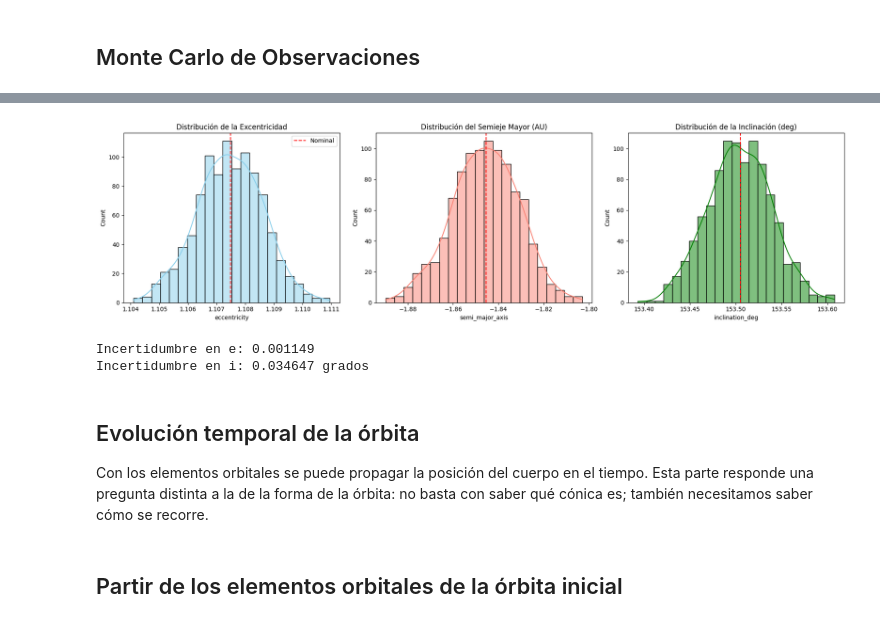
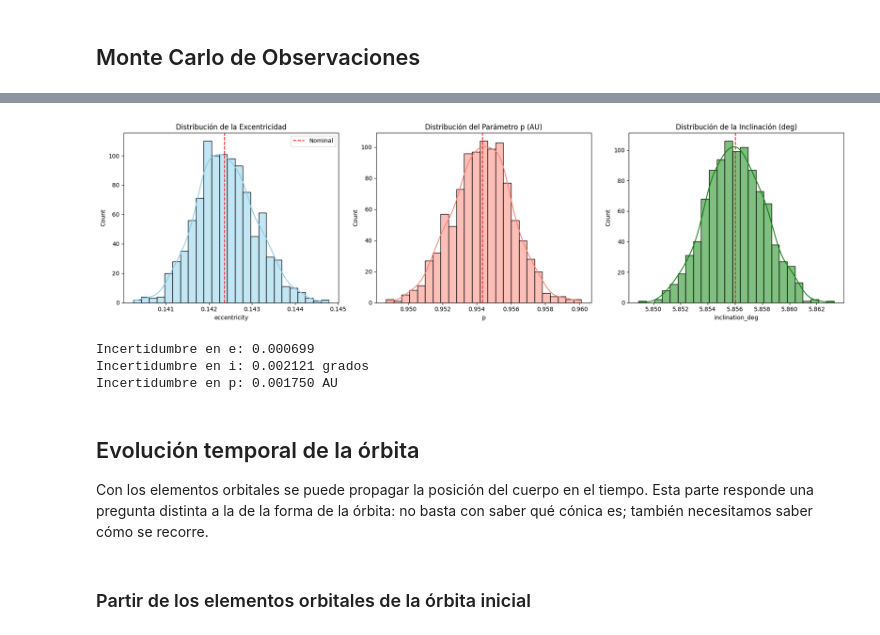
Before and after one commit to meccel-2026-2/Apophis-Asteroid-Project, a Jupyter notebook: analisis/nb01_AnalisisOrbitalconIncertidumbre.ipynb, the cells around one changed output, grey strips where cells are left out. Drawn from its saved outputs; the diff is of its cells as text; code cells hidden in the pictures.

Commit message:
Finalización de la adaptación a Apophis

```diff
--- a/analisis/nb01_AnalisisOrbitalconIncertidumbre.ipynb
+++ b/analisis/nb01_AnalisisOrbitalconIncertidumbre.ipynb
@@ -26,11 +13,12 @@ Bienvenido a PyMCel v0.9.18 ¡al infinito y más allá!
 # %%
-import pandas as pd
+# URL del archivo CSV en crudo (raw)
+url = 'https://raw.githubusercontent.com/soleildayana/Apophis-Asteroid-Project/main/analisis/observaciones_astrometricas.csv'
 
 # Importar el archivo CSV
-observations_df = pd.read_csv('/content/observaciones_astrometricas.csv')
+observations_df = pd.read_csv(url)
 
 # Mostrar las primeras filas para inspección inicial
-observations_df.head()
+display(observations_df)
 # %% [output]
 |  | object_key | object_name | object_type | horizons_id | datetime_utc | datetime_tdb | t_jd_tdb | ra_deg | ... |
 | 0 | oumuamua | 1I/'Oumuamua | interestelar | 1I | 2017-10-19 23:58:50.818 | A.D. 2017-Oct-20 00:00:00.0000 | 2458046.5 | 20.270964 | ... |
@@ -42,8 +37,8 @@ observations_df.head()
 # Listar los objetos disponibles en el archivo para decidir cuál procesar
 print("Objetos en el dataset:", observations_df['object_name'].unique())
 
-# Filtrar para trabajar solo con uno (ejemplo: 'Oumuamua)
-target_object = 'oumuamua'
+# Filtrar para trabajar solo con Apophis
+target_object = 'apophis'
 df_target = observations_df[observations_df['object_key'] == target_object].copy()
 
 print(f"\nProcesando únicamente el objeto: {target_object}")
@@ -359,41 +274,43 @@ Iniciando Monte Carlo (1000 iteraciones) para oumuamua...
 # %%
-import seaborn as sns
-
 # Visualización de las distribuciones
 fig, axes = plt.subplots(1, 3, figsize=(18, 5))
 
-# Histograma de Excentricidad
+# 1. Histograma de Excentricidad
 sns.histplot(df_mc['eccentricity'], kde=True, ax=axes[0], color='skyblue')
-axes[0].axvline(elementos['eccentricity'], color='red', linestyle='--', label='Nominal')
+# elementos[1] es la excentricidad nominal
+axes[0].axvline(elementos[1], color='red', linestyle='--', label='Nominal')
 axes[0].set_title('Distribución de la Excentricidad')
 axes[0].legend()
 
-# Histograma del Semieje Mayor (usamos log scale o filtramos outliers si es necesario)
-sns.histplot(df_mc['semi_major_axis'], kde=True, ax=axes[1], color='salmon')
-axes[1].axvline(elementos['semi_major_axis'], color='red', linestyle='--')
-axes[1].set_title('Distribución del Semieje Mayor (AU)')
+# 2. Histograma del Parámetro p (sustituye al semieje mayor en esta versión)
+sns.histplot(df_mc['p'], kde=True, ax=axes[1], color='salmon')
+# elementos[0] es el parámetro p nominal
+axes[1].axvline(elementos[0], color='red', linestyle='--')
+axes[1].set_title('Distribución del Parámetro p (AU)')
 
-# Histograma de la Inclinación
+# 3. Histograma de la Inclinación
 sns.histplot(df_mc['inclination_deg'], kde=True, ax=axes[2], color='green')
-axes[2].axvline(elementos['inclination_deg'], color='red', linestyle='--')
+# elementos[2] es la inclinación en radianes, la convertimos a grados
+axes[2].axvline(np.degrees(elementos[2]), color='red', linestyle='--')
 axes[2].set_title('Distribución de la Inclinación (deg)')
 
 plt.tight_layout()
 plt.show()
 # %% [output]
-[figure, old version]
+[figure, new version]
 # %%
-
 # Resumen de dispersión
 print(f"Incertidumbre en e: {df_mc['eccentricity'].std():.6f}")
 print(f"Incertidumbre en i: {df_mc['inclination_deg'].std():.6f} grados")
+print(f"Incertidumbre en p: {df_mc['p'].std():.6f} AU")
 # %% [output]
-Incertidumbre en e: 0.001149
-Incertidumbre en i: 0.034647 grados
+Incertidumbre en e: 0.000699
+Incertidumbre en i: 0.002121 grados
+Incertidumbre en p: 0.001750 AU
 # %% [markdown]
 ## Evolución temporal de la órbita
 Con los elementos orbitales se puede propagar la posición del cuerpo en el tiempo. Esta parte
 responde una pregunta distinta a la de la forma de la órbita: no basta con saber qué cónica es;
 también necesitamos saber cómo se recorre.
 # %% [markdown]
-## Partir de los elementos orbitales de la órbita inicial
+### Partir de los elementos orbitales de la órbita inicial
```
Also changed, not shown: parts of 32 cells of this notebook.
